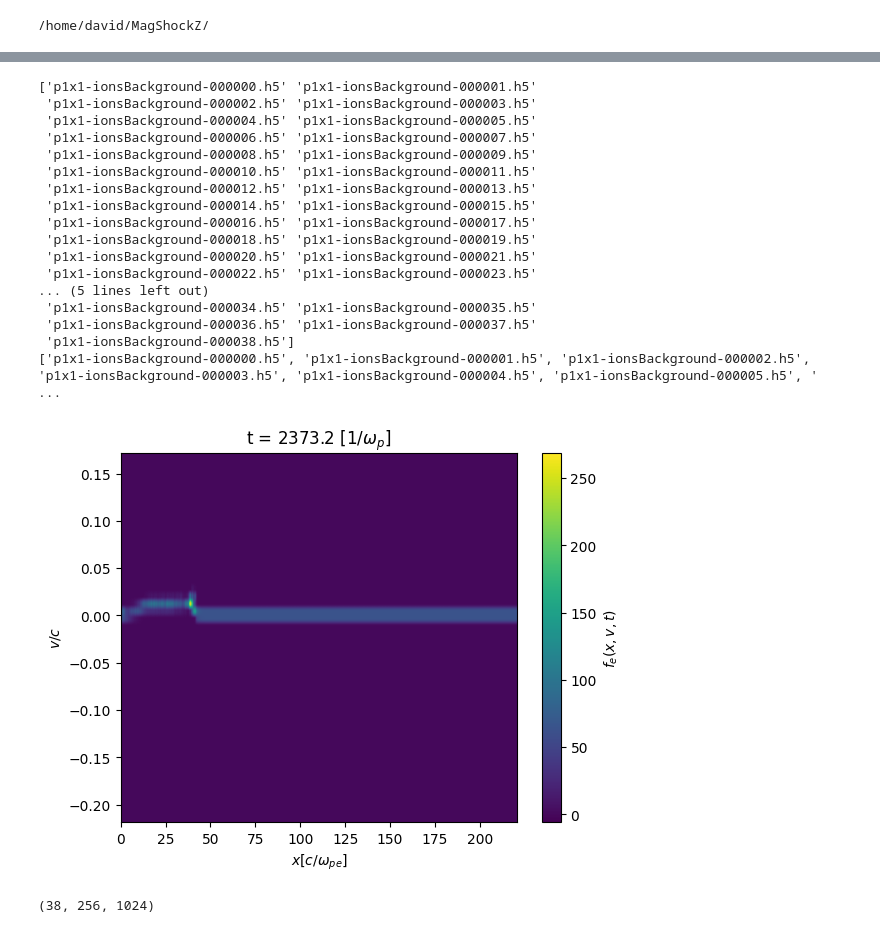
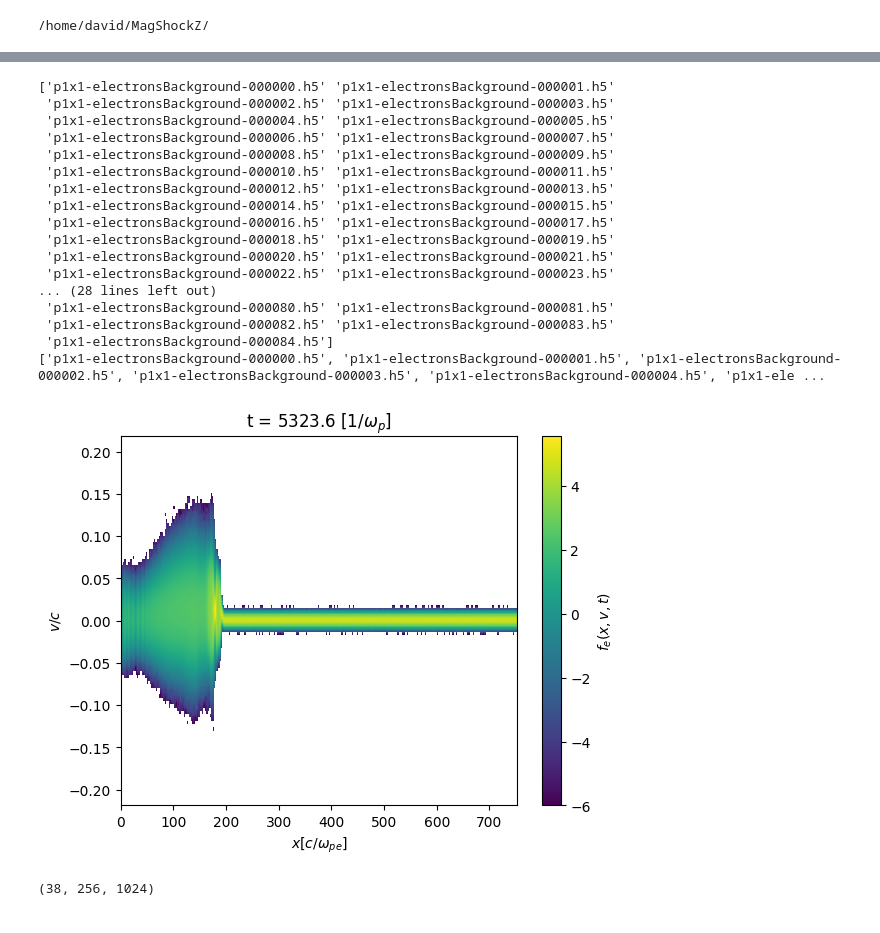
Before and after one commit to Schaeffer-Lab/MagShockZ, a Jupyter notebook: analysis_scripts/peek_at_sim1d.ipynb, the cells around one changed output, grey strips where cells are left out. Saved outputs shown, nothing was run; the diff lists cells and outputs as text; code cells hidden in the pictures.

Commit message:
cleaned up simulation peek script, slow progress on yt analysis

```diff
--- a/analysis_scripts/peek_at_sim1d.ipynb
+++ b/analysis_scripts/peek_at_sim1d.ipynb
@@ -63,48 +83,54 @@ plt.show()
 # %%
 # Make a movie of density in phase space
+i = 0
+quantity = get_osiris_quantity_2d(f'{proj_dir}/simulations/raw_data/{simulation_name}/MS/PHA/p1x1/{species_list[i]}/')
+# I feel like this should be a dictionary instead of a regular matrix
+# remember that the quantity object is indexed [Q, dt, dx, dvx, t, X, Vx]
 
-quantity = get_osiris_quantity_2d(f'{proj_dir}/simulations/raw_data/{simulation_name}/MS/PHA/p1x1/{species_list[3]}/')
 
 FFMpegWriter = manimation.writers['ffmpeg']
 metadata = dict(title='charge-density-animation', artist='Matplotlib',
                 comment='visualizing the phase space evolution of the distribution function') # Describe what the animation is
 writer = FFMpegWriter(fps=24, metadata=metadata) # you can adjust the fps here.
 
 # Initialize the movie
 fig = plt.figure()
 
 
 plt.tight_layout()
 # Update the frames for the movie
-with writer.saving(fig, f"../../../analysis_scripts/{species_list[3]}_phase_space.mp4", dpi=400):
+with writer.saving(fig, f"../../../analysis_scripts/{species_list[i]}_phase_space.mp4", dpi=400):
     for t in range(len(quantity[4])):
         plt.clf() # This clears the figure so you don't make a million colorbars lol
         plt.title(f't = {round(quantity[4][t],1)} $[1/\omega_p]$')
-        xmin_i = 0; xmax_i = 300; vmin_i = 100; vmax_i = 150;
-        plt.imshow(quantity[0][t][xmin_i:xmax_i][vmin_i:vmax_i], origin='lower', extent=[quantity[5][xmin_i], quantity[5][xmax_i],quantity[6][vmin_i],quantity[6][vmax_i]], aspect='auto', vmin = -6)
+        xmin = 0; xmax = -1
+        vmin = 200; vmax = -200
+        plt.imshow(np.log(np.abs(quantity[0][t][vmin:vmax,xmin:xmax])), origin='lower', \
+                   extent=[quantity[5][xmin], quantity[5][xmax],quantity[6][vmin],quantity[6][vmax]], \
+                    aspect='auto', vmin = -6)
         plt.colorbar(label=r'$f_e(x,v,t)$')
         plt.xlabel(r'$x [c/\omega_{pe}]$') # Might need to rework this if the axes aren't static
         plt.ylabel(r'$v/c$')
         writer.grab_frame()
 # %% [output]
-['p1x1-ionsBackground-000000.h5' 'p1x1-ionsBackground-000001.h5'
- 'p1x1-ionsBackground-000002.h5' 'p1x1-ionsBackground-000003.h5'
- 'p1x1-ionsBackground-000004.h5' 'p1x1-ionsBackground-000005.h5'
- 'p1x1-ionsBackground-000006.h5' 'p1x1-ionsBackground-000007.h5'
- 'p1x1-ionsBackground-000008.h5' 'p1x1-ionsBackground-000009.h5'
- 'p1x1-ionsBackground-000010.h5' 'p1x1-ionsBackground-000011.h5'
- 'p1x1-ionsBackground-000012.h5' 'p1x1-ionsBackground-000013.h5'
- 'p1x1-ionsBackground-000014.h5' 'p1x1-ionsBackground-000015.h5'
- 'p1x1-ionsBackground-000016.h5' 'p1x1-ionsBackground-000017.h5'
- 'p1x1-ionsBackground-000018.h5' 'p1x1-ionsBackground-000019.h5'
- 'p1x1-ionsBackground-000020.h5' 'p1x1-ionsBackground-000021.h5'
- 'p1x1-ionsBackground-000022.h5' 'p1x1-ionsBackground-000023.h5'
-... (5 lines left out)
- 'p1x1-ionsBackground-000034.h5' 'p1x1-ionsBackground-000035.h5'
- 'p1x1-ionsBackground-000036.h5' 'p1x1-ionsBackground-000037.h5'
- 'p1x1-ionsBackground-000038.h5']
-['p1x1-ionsBackground-000000.h5', 'p1x1-ionsBackground-000001.h5', 'p1x1-ionsBackground-000002.h5', 'p1x1-ionsBackground-000003.h5', 'p1x1-ionsBackground-000004.h5', 'p1x1-ionsBackground-000005.h5', ' ...
+['p1x1-electronsBackground-000000.h5' 'p1x1-electronsBackground-000001.h5'
+ 'p1x1-electronsBackground-000002.h5' 'p1x1-electronsBackground-000003.h5'
+ 'p1x1-electronsBackground-000004.h5' 'p1x1-electronsBackground-000005.h5'
+ 'p1x1-electronsBackground-000006.h5' 'p1x1-electronsBackground-000007.h5'
+ 'p1x1-electronsBackground-000008.h5' 'p1x1-electronsBackground-000009.h5'
+ 'p1x1-electronsBackground-000010.h5' 'p1x1-electronsBackground-000011.h5'
+ 'p1x1-electronsBackground-000012.h5' 'p1x1-electronsBackground-000013.h5'
+ 'p1x1-electronsBackground-000014.h5' 'p1x1-electronsBackground-000015.h5'
+ 'p1x1-electronsBackground-000016.h5' 'p1x1-electronsBackground-000017.h5'
+ 'p1x1-electronsBackground-000018.h5' 'p1x1-electronsBackground-000019.h5'
+ 'p1x1-electronsBackground-000020.h5' 'p1x1-electronsBackground-000021.h5'
+ 'p1x1-electronsBackground-000022.h5' 'p1x1-electronsBackground-000023.h5'
+... (28 lines left out)
+ 'p1x1-electronsBackground-000080.h5' 'p1x1-electronsBackground-000081.h5'
+ 'p1x1-electronsBackground-000082.h5' 'p1x1-electronsBackground-000083.h5'
+ 'p1x1-electronsBackground-000084.h5']
+['p1x1-electronsBackground-000000.h5', 'p1x1-electronsBackground-000001.h5', 'p1x1-electronsBackground-000002.h5', 'p1x1-electronsBackground-000003.h5', 'p1x1-electronsBackground-000004.h5', 'p1x1-ele ...
-[figure, old version]
+[figure, new version]
 # %%
 np.shape(quantity[0])
 # %% [output]
```
Also changed, not shown: parts of 3 cells of this notebook, 8 other files.
